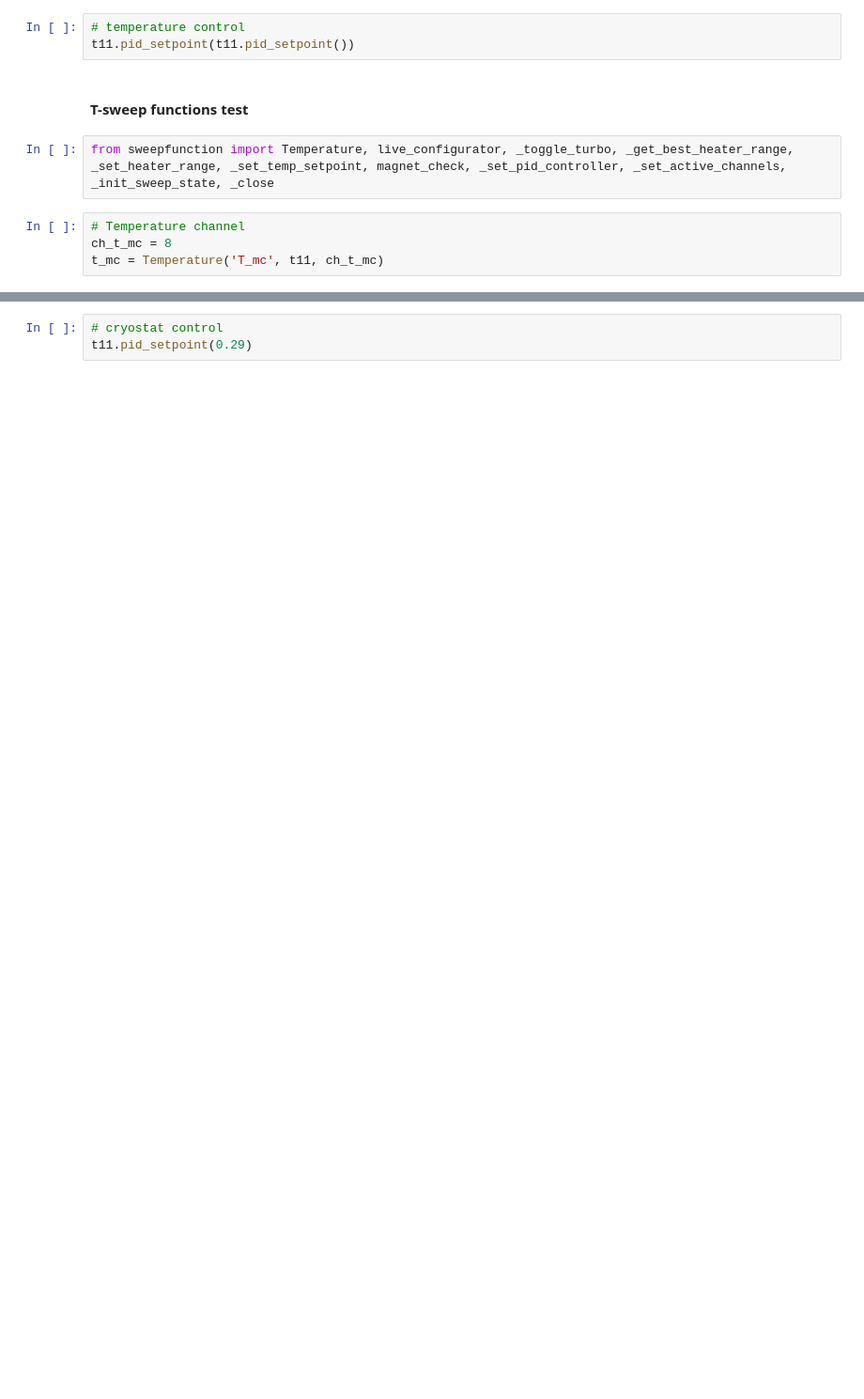
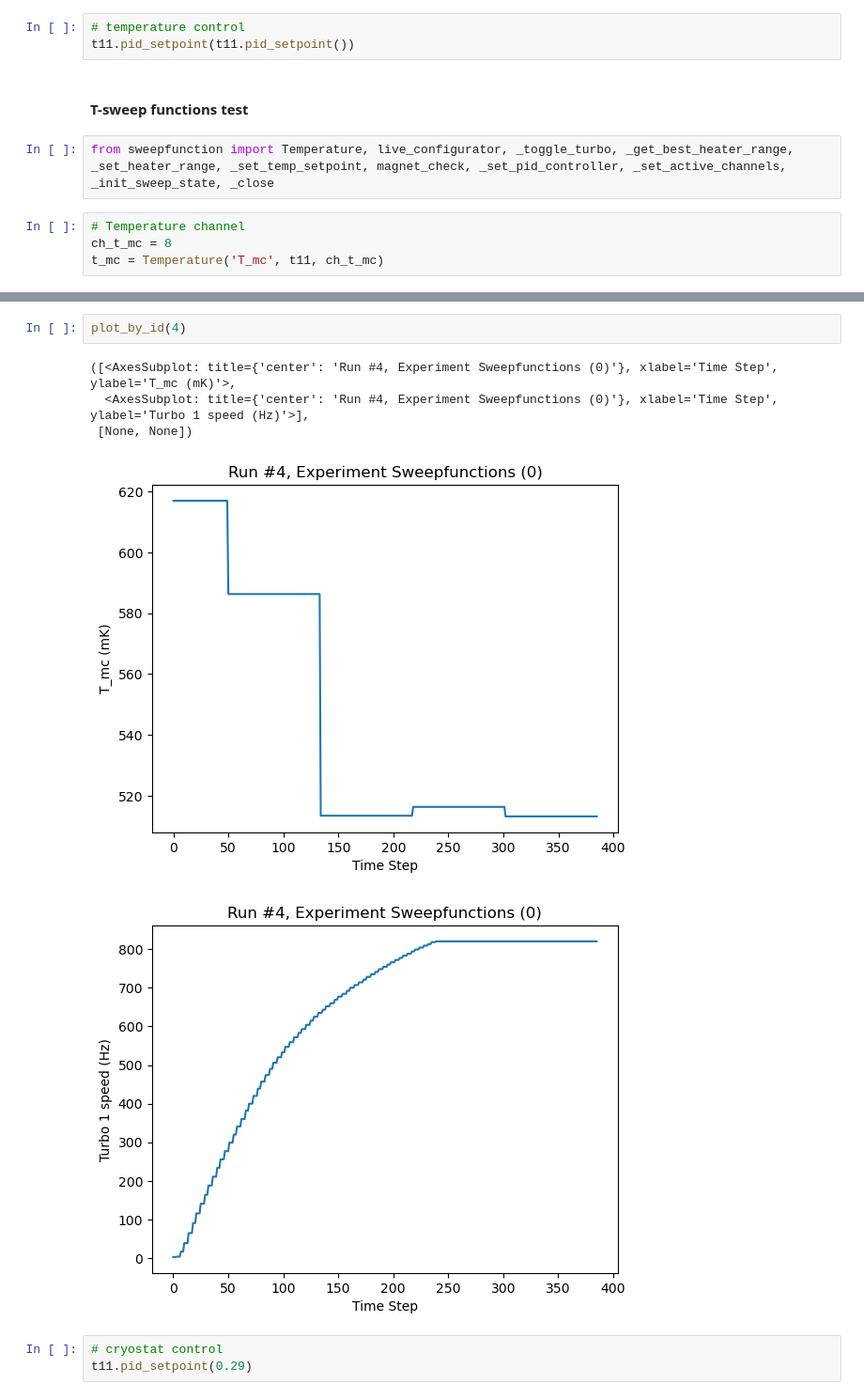
Before and after one commit to FredWolff/Triton, a Jupyter notebook: logbook.ipynb, the cells around one changed output, grey strips where cells are left out. Shown at 94% size. Cells and saved outputs as stored; diff of their text form; blank space fills up the shorter version.

```diff
--- a/logbook.ipynb
+++ b/logbook.ipynb
@@ -224,3 +395,11 @@ with meas.run() as datasaver:
+# %%
+plot_by_id(4)
+# %% [output]
+([<AxesSubplot: title={'center': 'Run #4, Experiment Sweepfunctions (0)'}, xlabel='Time Step', ylabel='T_mc (mK)'>,
+  <AxesSubplot: title={'center': 'Run #4, Experiment Sweepfunctions (0)'}, xlabel='Time Step', ylabel='Turbo 1 speed (Hz)'>],
+ [None, None])
+[figure, added]
+[figure, added]
 # %%
 # cryostat control
 t11.pid_setpoint(0.29)
```
Also changed, not shown: parts of 62 cells of this notebook, 1 other file.
